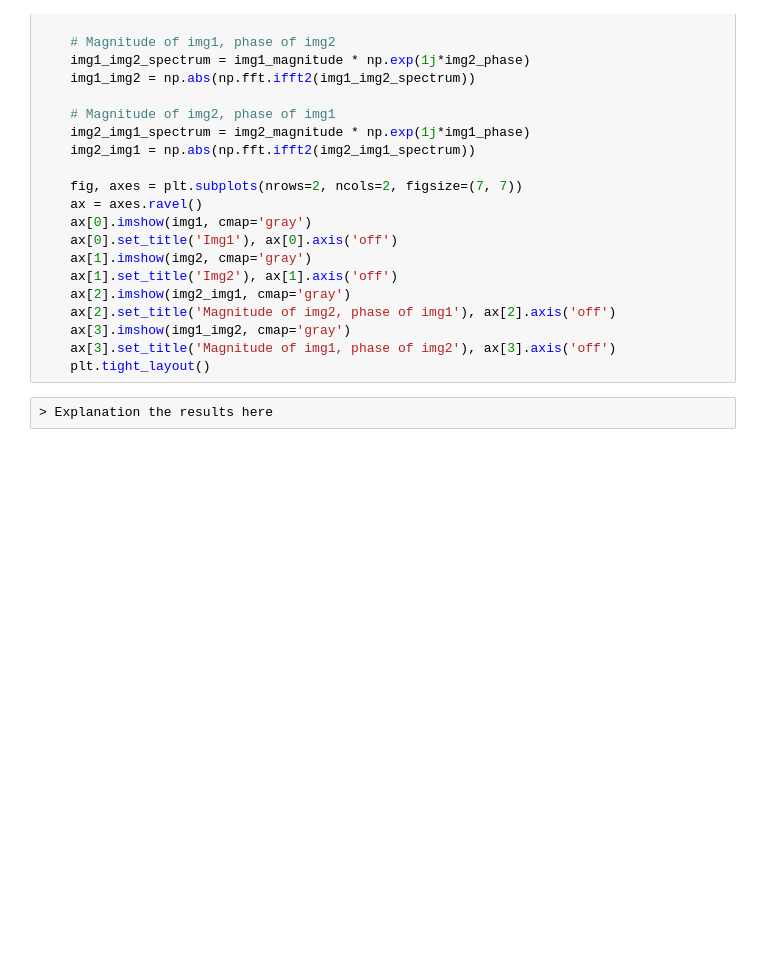
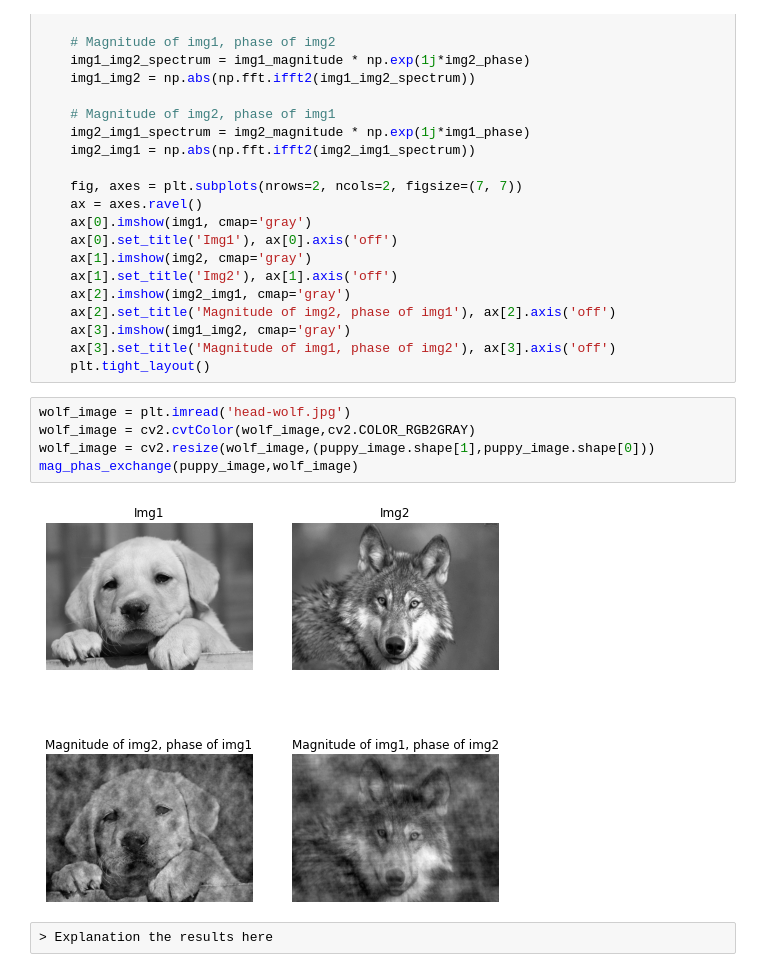
Before and after one commit to nadavschwalb/image_processing, a Jupyter notebook: Lab_4_student.ipynb, the cells around one changed output. Saved outputs shown, nothing was run; the diff lists cells and outputs as text; blank space fills up the shorter version.

```diff
--- a/Lab_4_student.ipynb
+++ b/Lab_4_student.ipynb
@@ -274,6 +276,13 @@ def mag_phas_exchange(img1,img2):
     ax[3].imshow(img1_img2, cmap='gray')
     ax[3].set_title('Magnitude of img1, phase of img2'), ax[3].axis('off')
     plt.tight_layout()
+# %%
+wolf_image = plt.imread('head-wolf.jpg')
+wolf_image = cv2.cvtColor(wolf_image,cv2.COLOR_RGB2GRAY)
+wolf_image = cv2.resize(wolf_image,(puppy_image.shape[1],puppy_image.shape[0]))
+mag_phas_exchange(puppy_image,wolf_image)
+# %% [output]
+[figure, added]
 # %% [raw]
 > Explanation the results here
 # %% [markdown]
```
Also changed, not shown: parts of 1 cell of this notebook.
